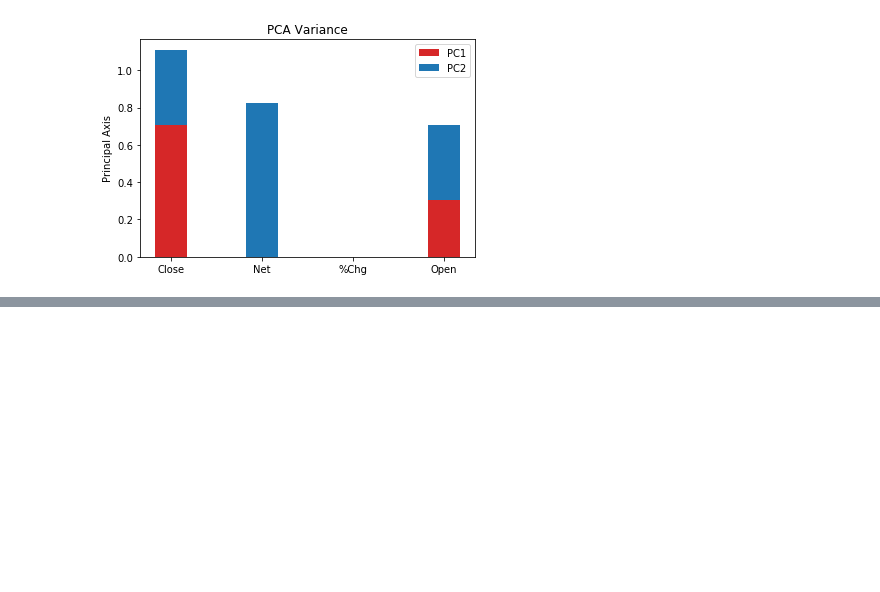
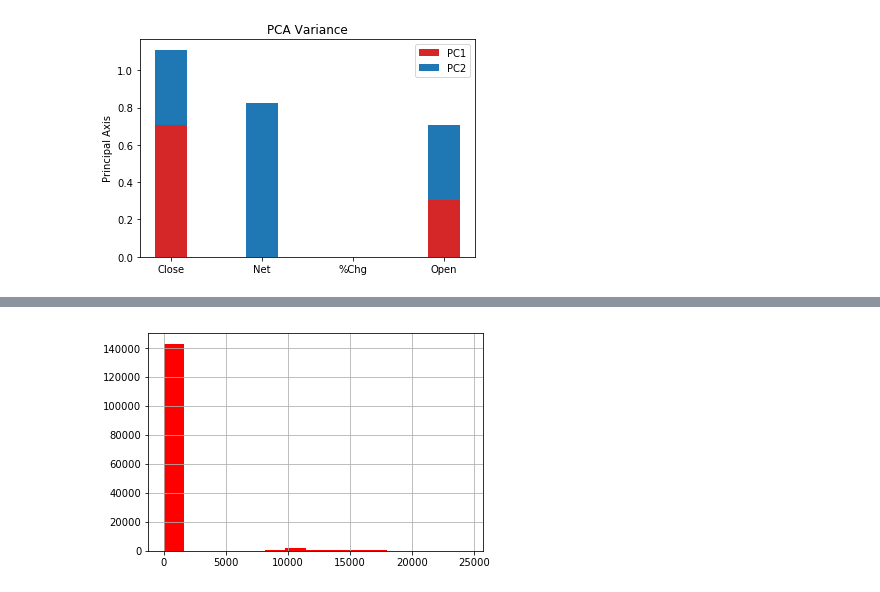
Before and after one commit to rgr02/VA_LabProject, a Jupyter notebook: VA_Lab.ipynb, the cells around one changed output, grey strips where cells are left out. Saved outputs shown, nothing was run; the diff lists cells and outputs as text; code cells hidden in the pictures; blank space fills up the shorter version.

```diff
--- a/VA_Lab.ipynb
+++ b/VA_Lab.ipynb
@@ -383,6 +409,3 @@ df.to_excel(writer, 'Sheet1')
 #GE.to_excel(writer,'Sheet30')
 
 writer.save()
-# %%
-df['dailyReturns'] = df['Close'].pct_change()
-df.head()
@@ -440,0 +426,6 @@ FileNotFoundError: [Errno 2] No such file or directory: 'C:\\Users\\Martin\\Anac
+# %%
+@interact(bins=(5, 25, 5),color=['red','green','orange','blue'])
+def show_distplot(bins,color):
+    df['Close'].hist(bins=bins, color=color)
+# %% [output]
+[figure, added]
```
Also changed, not shown: parts of 10 cells of this notebook, 1 other file.
